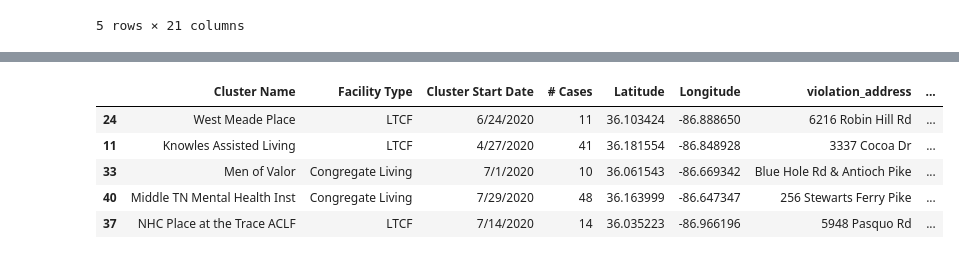
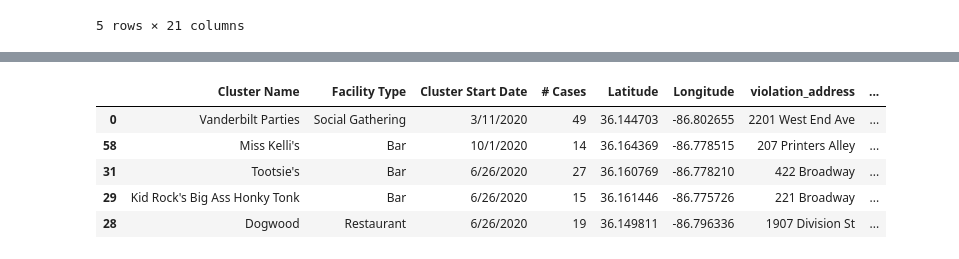
Before and after one commit to NSS-Data-Analytics-Cohort-3/nashville-covid-typhoid_turtles, a Jupyter notebook: notebooks/covid.ipynb, the cells around one changed output, grey strips where cells are left out. Cells and saved outputs as stored; diff of their text form; code cells hidden in the pictures.

```diff
--- a/notebooks/covid.ipynb
+++ b/notebooks/covid.ipynb
@@ -132,12 +132,12 @@ clusters.head()
 | 4 | Trevecca Center for Rehab and Hea... | LTCF | 4/4/2020 | 102 | 36.144562 | -86.754560 | 329 Murfreesboro Pike | ... |
 | 5 | Tyson Foods | Commercial-Warehouse | 4/6/2020 | 280 | 36.331015 | -86.709977 | 201 Cartwright St | ... |
 # %%
-clusters = clusters.sort_values(by='violation_distance', ascending=False)
+clusters = clusters.sort_values(by='violation_distance')
 clusters.head()
 # %% [output]
 |  | Cluster Name | Facility Type | Cluster Start Date | # Cases | Latitude | Longitude | violation_address | ... |
-| 24 | West Meade Place | LTCF | 6/24/2020 | 11 | 36.103424 | -86.888650 | 6216 Robin Hill Rd | ... |
-| 11 | Knowles Assisted Living | LTCF | 4/27/2020 | 41 | 36.181554 | -86.848928 | 3337 Cocoa Dr | ... |
-| 33 | Men of Valor | Congregate Living | 7/1/2020 | 10 | 36.061543 | -86.669342 | Blue Hole Rd & Antioch Pike | ... |
-| 40 | Middle TN Mental Health Inst | Congregate Living | 7/29/2020 | 48 | 36.163999 | -86.647347 | 256 Stewarts Ferry Pike | ... |
-| 37 | NHC Place at the Trace ACLF | LTCF | 7/14/2020 | 14 | 36.035223 | -86.966196 | 5948 Pasquo Rd | ... |
+| 0 | Vanderbilt Parties | Social Gathering | 3/11/2020 | 49 | 36.144703 | -86.802655 | 2201 West End Ave | ... |
+| 58 | Miss Kelli's | Bar | 10/1/2020 | 14 | 36.164369 | -86.778515 | 207 Printers Alley | ... |
+| 31 | Tootsie's | Bar | 6/26/2020 | 27 | 36.160769 | -86.778210 | 422 Broadway | ... |
+| 29 | Kid Rock's Big Ass Honky Tonk | Bar | 6/26/2020 | 15 | 36.161446 | -86.775726 | 221 Broadway | ... |
+| 28 | Dogwood | Restaurant | 6/26/2020 | 19 | 36.149811 | -86.796336 | 1907 Division St | ... |
```
